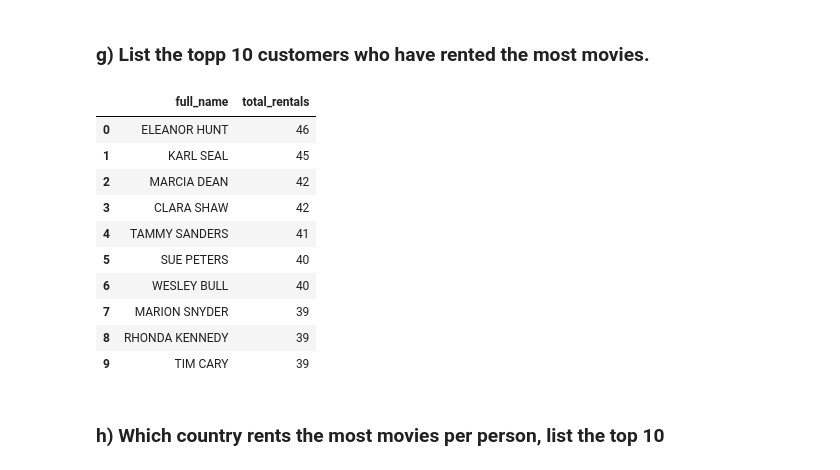
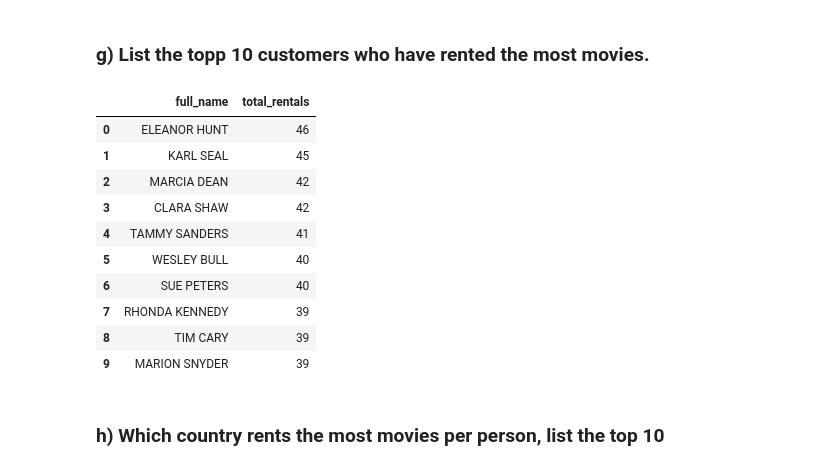
Before and after one commit to norelindkvist-debug/sakila_lab_nore_lindkvist, a Jupyter notebook: main.ipynb, the cells around one changed output. Cells and saved outputs as stored; diff of their text form; code cells hidden in the pictures.

```diff
--- a/main.ipynb
+++ b/main.ipynb
@@ -17,13 +10,10 @@ CALL sqlite_attach('data/sqlite-sakila.db');
 # %%
 from pathlib import Path
+import duckdb
 
 duckdb_path = "data/sakila.duckdb"
 
-# throws away sakila.duckdb if it exists -> makes it idempotent
-Path(duckdb_path).unlink(missing_ok=True)
+with duckdb.connect(duckdb_path) as conn:
+    films = conn.sql("from staging.film;").df()
 
-with duckdb.connect(duckdb_path) as conn:
-    conn.sql(loading_script)
-
-    description = conn.sql("desc;").df()
-    films = conn.sql("FROM film;").df()
+films.sample(5)
@@ -184,28 +182,28 @@ film_category.head(10)
 # %%
 customer_who_rented_the_most_movies = query_sakila("""--sql
 SELECT
     CONCAT(c.first_name, ' ', c.last_name) AS full_name,
     COUNT(r.rental_id) AS total_rentals
-FROM customer c
-JOIN rental r
+FROM staging.customer c
+JOIN staging.rental r
     ON c.customer_id = r.customer_id
 GROUP BY full_name
 ORDER BY total_rentals DESC;
 """)
 
 customer_who_rented_the_most_movies.head(10)
 # %% [output]
 |  | full_name | total_rentals |
 | 0 | ELEANOR HUNT | 46 |
 | 1 | KARL SEAL | 45 |
 | 2 | MARCIA DEAN | 42 |
 | 3 | CLARA SHAW | 42 |
 | 4 | TAMMY SANDERS | 41 |
-| 5 | SUE PETERS | 40 |
-| 6 | WESLEY BULL | 40 |
-| 7 | MARION SNYDER | 39 |
-| 8 | RHONDA KENNEDY | 39 |
-| 9 | TIM CARY | 39 |
+| 5 | WESLEY BULL | 40 |
+| 6 | SUE PETERS | 40 |
+| 7 | RHONDA KENNEDY | 39 |
+| 8 | TIM CARY | 39 |
+| 9 | MARION SNYDER | 39 |
 # %% [markdown]
 ### h) Which country rents the most movies per person, list the top 10
 # %% [markdown]
```
Also changed, not shown: parts of 10 cells of this notebook, 4 other files.
